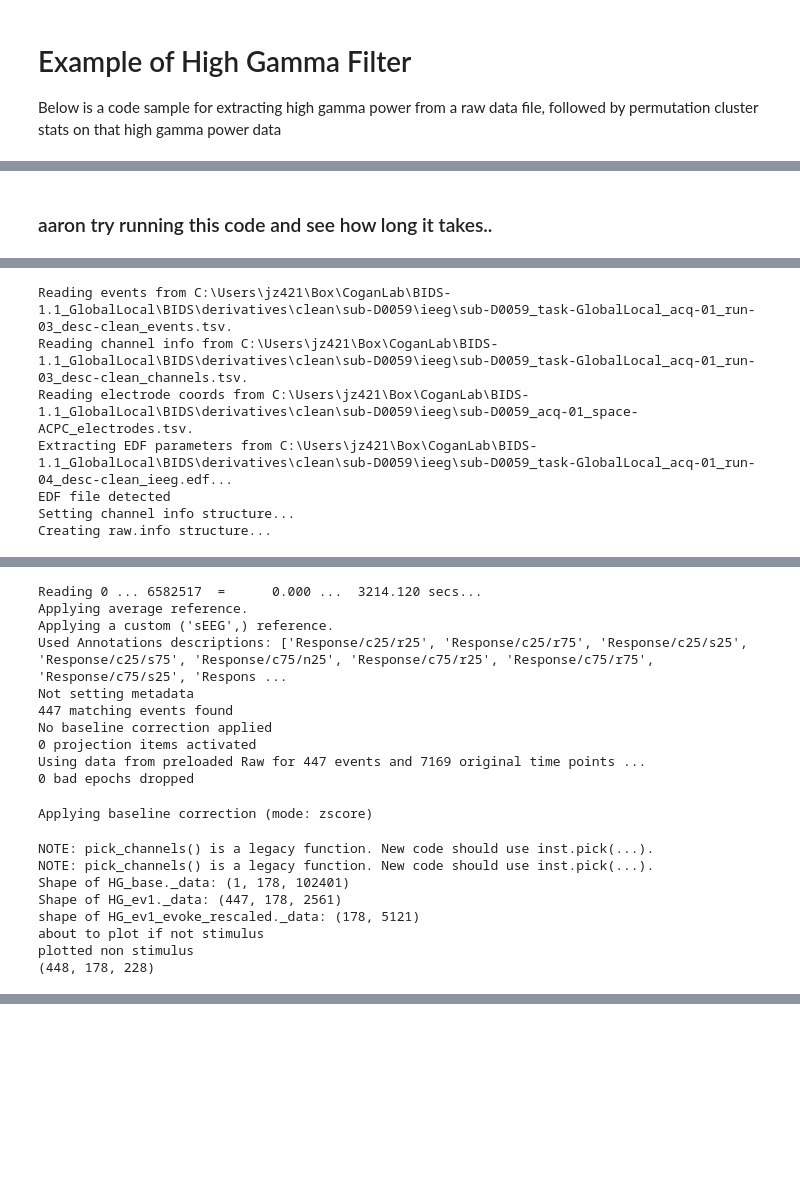
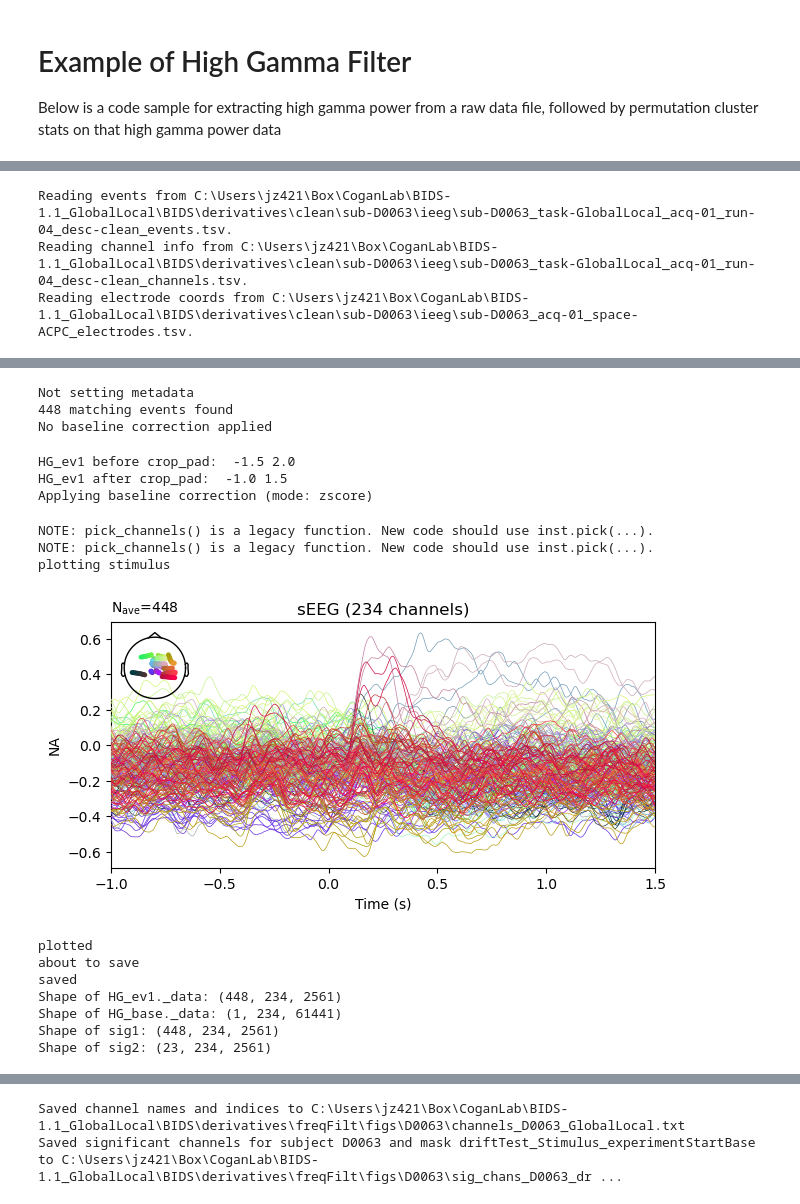
Before and after one commit to coganlab/GlobalLocal, a Jupyter notebook: plot_HG_and_stats.ipynb, the cells around one changed output, grey strips where cells are left out. Drawn from its saved outputs; the diff is of its cells as text; code cells hidden in the pictures; blank space fills up the shorter version.

Commit message:
save before trying the make_data_same mirroring

```diff
--- a/plot_HG_and_stats.ipynb
+++ b/plot_HG_and_stats.ipynb
@@ -44,5 +81,3 @@ def relabel_axes(old_min, old_max, new_min, new_max):
-# %% [markdown]
-### aaron try running this code and see how long it takes..
 # %%
 ###
 import sys
@@ -91,12 +126,12 @@ def get_baseline(inst: mne.io.BaseRaw, base_times_list: list[tuple[float, float]
     combined_trials = mne.EpochsArray(combined_data, inst.info, events=np.array(all_events), tmin=trials.tmin)
 
     HG_base = gamma.extract(combined_trials, copy=True, n_jobs=1)
-    broadband_base = gamma.extract(combined_trials, copy=True, n_jobs=1, passband=(0,1000))
+    # broadband_base = gamma.extract(combined_trials, copy=True, n_jobs=1, passband=(0,1000))
     crop_pad(HG_base, "0.5s")
-    crop_pad(broadband_base, "0.5s")
+    # crop_pad(broadband_base, "0.5s")
 
     del inst
-    return HG_base, broadband_base
+    return HG_base
 
 
 
@@ -124,12 +159,12 @@ def plot_HG_and_stats(sub, task, output_name, event=None, times=(-1, 1.5),
     pass
 
 
-sub = 'D0057'
+sub = 'D0063'
 task = 'GlobalLocal'
-output_name = "driftTest_Stimulus_experimentStartBaseNormalizedAnd0.5SecBeforeEventTrialsonXAxis"
+output_name = "driftTest_Stimulus_experimentStartBase_30to90sec"
 events = ["Stimulus"]
 times = (-1,1.5)
-base_times = [(1,31),(41,71)]
+base_times = [(30,90)]
 LAB_root = None
 channels = None
 full_trial_base = False
@@ -149,8 +184,6 @@ save_dir = os.path.join(layout.root, 'derivatives', 'freqFilt', 'figs', sub)
 if not os.path.exists(save_dir):
     os.makedirs(save_dir)
 
-###
-
 good = crop_empty_data(filt)
 # %%
 
@@ -168,7 +201,7 @@ print("Bad channels in 'good' after dropping once:", good.info['bads'])
 print(f"good channels after dropping bads: {len(good.ch_names)}")
 print(f"filt channels after dropping bads: {len(filt.ch_names)}")
 
-HG_base, broadband_base = get_baseline(filt, base_times)
+HG_base = get_baseline(filt, base_times)
 good.load_data()
 
 # If channels is None, use all channels
@@ -188,15 +221,6 @@ ch_type = filt.get_channel_types(only_data_chs=True)[0]
 good.set_eeg_reference(ref_channels="average", ch_type=ch_type)
 
 
-# Create a baseline EpochsTFR using the stimulus event
-
-# adjusted_base_times = [base_times[0] - 0.5, base_times[1] + 0.5]
-# trials = trial_ieeg(good, "Stimulus", adjusted_base_times, preload=True)
-# outliers_to_nan(trials, outliers=10)
-# HG_base_fixationCross = gamma.extract(trials, copy=False, n_jobs=1)
-# crop_pad(HG_base_fixationCross, "0.5s")
-
-
 all_epochs_list = []
 
 for event in events:
@@ -211,21 +235,21 @@ all_trials = mne.concatenate_epochs(all_epochs_list)
 
 outliers_to_nan(all_trials, outliers=10)
 HG_ev1 = gamma.extract(all_trials, copy=True, n_jobs=1)
-broadband_ev1 = gamma.extract(all_trials, copy=True, n_jobs=1, passband=(0,1000))
+# broadband_ev1 = gamma.extract(all_trials, copy=True, n_jobs=1, passband=(0,1000))
 print("HG_ev1 before crop_pad: ", HG_ev1.tmin, HG_ev1.tmax)
 crop_pad(HG_ev1, "0.5s")
 print("HG_ev1 after crop_pad: ", HG_ev1.tmin, HG_ev1.tmax)
 
-crop_pad(broadband_ev1, "0.5s")
+# crop_pad(broadband_ev1, "0.5s")
 HG_ev1_rescaled = rescale(HG_ev1, HG_base, copy=True, mode='zscore')
-broadband_ev1_rescaled = rescale(broadband_ev1, broadband_base, copy=True, mode='zscore')
+# broadband_ev1_rescaled = rescale(broadband_ev1, broadband_base, copy=True, mode='zscore')
 # HG_ev1_rescaled_fixationCross = rescale(HG_ev1, HG_base_fixationCross, copy=True, mode='zscore')
 
 HG_base.decimate(2)
 HG_ev1.decimate(2)
 
-broadband_base.decimate(2)
-broadband_ev1.decimate(2)
+# broadband_base.decimate(2)
+# broadband_ev1.decimate(2)
 
 # HG_base_fixationCross.decimate(2)
 
@@ -294,10 +325,6 @@ Extracting EDF parameters from C:\Users\jz421\Box\CoganLab\BIDS-1.1_GlobalLocal\
 EDF file detected
 Setting channel info structure...
 Creating raw.info structure...
-Reading events from C:\Users\jz421\Box\CoganLab\BIDS-1.1_GlobalLocal\BIDS\derivatives\clean\sub-D0059\ieeg\sub-D0059_task-GlobalLocal_acq-01_run-03_desc-clean_events.tsv.
-Reading channel info from C:\Users\jz421\Box\CoganLab\BIDS-1.1_GlobalLocal\BIDS\derivatives\clean\sub-D0059\ieeg\sub-D0059_task-GlobalLocal_acq-01_run-03_desc-clean_channels.tsv.
-Reading electrode coords from C:\Users\jz421\Box\CoganLab\BIDS-1.1_GlobalLocal\BIDS\derivatives\clean\sub-D0059\ieeg\sub-D0059_acq-01_space-ACPC_electrodes.tsv.
-Extracting EDF parameters from C:\Users\jz421\Box\CoganLab\BIDS-1.1_GlobalLocal\BIDS\derivatives\clean\sub-D0059\ieeg\sub-D0059_task-GlobalLocal_acq-01_run-04_desc-clean_ieeg.edf...
-EDF file detected
-Setting channel info structure...
-Creating raw.info structure...
+Reading events from C:\Users\jz421\Box\CoganLab\BIDS-1.1_GlobalLocal\BIDS\derivatives\clean\sub-D0063\ieeg\sub-D0063_task-GlobalLocal_acq-01_run-04_desc-clean_events.tsv.
+Reading channel info from C:\Users\jz421\Box\CoganLab\BIDS-1.1_GlobalLocal\BIDS\derivatives\clean\sub-D0063\ieeg\sub-D0063_task-GlobalLocal_acq-01_run-04_desc-clean_channels.tsv.
+Reading electrode coords from C:\Users\jz421\Box\CoganLab\BIDS-1.1_GlobalLocal\BIDS\derivatives\clean\sub-D0063\ieeg\sub-D0063_acq-01_space-ACPC_electrodes.tsv.
@@ -323,20 +357,18 @@ Using data from preloaded Raw for 1 events and 206849 original time points ...
 0 bad epochs dropped
-Reading 0 ... 6582517  =      0.000 ...  3214.120 secs...
-Applying average reference.
-Applying a custom ('sEEG',) reference.
-Used Annotations descriptions: ['Response/c25/r25', 'Response/c25/r75', 'Response/c25/s25', 'Response/c25/s75', 'Response/c75/n25', 'Response/c75/r25', 'Response/c75/r75', 'Response/c75/s25', 'Respons ...
 Not setting metadata
-447 matching events found
+448 matching events found
 No baseline correction applied
-0 projection items activated
-Using data from preloaded Raw for 447 events and 7169 original time points ...
-0 bad epochs dropped
+HG_ev1 before crop_pad:  -1.5 2.0
+HG_ev1 after crop_pad:  -1.0 1.5
 Applying baseline correction (mode: zscore)
 NOTE: pick_channels() is a legacy function. New code should use inst.pick(...).
 NOTE: pick_channels() is a legacy function. New code should use inst.pick(...).
-Shape of HG_base._data: (1, 178, 102401)
-Shape of HG_ev1._data: (447, 178, 2561)
-shape of HG_ev1_evoke_rescaled._data: (178, 5121)
-about to plot if not stimulus
-plotted non stimulus
-(448, 178, 228)
+plotting stimulus
+[figure, added]
+plotted
+about to save
+saved
+Shape of HG_ev1._data: (448, 234, 2561)
+Shape of HG_base._data: (1, 234, 61441)
+Shape of sig1: (448, 234, 2561)
+Shape of sig2: (23, 234, 2561)
@@ -342,0 +392,2 @@ plotted non stimulus
+Saved channel names and indices to C:\Users\jz421\Box\CoganLab\BIDS-1.1_GlobalLocal\BIDS\derivatives\freqFilt\figs\D0063\channels_D0063_GlobalLocal.txt
+Saved significant channels for subject D0063 and mask driftTest_Stimulus_experimentStartBase to C:\Users\jz421\Box\CoganLab\BIDS-1.1_GlobalLocal\BIDS\derivatives\freqFilt\figs\D0063\sig_chans_D0063_dr ...
```
Also changed, not shown: parts of 13 cells of this notebook.
